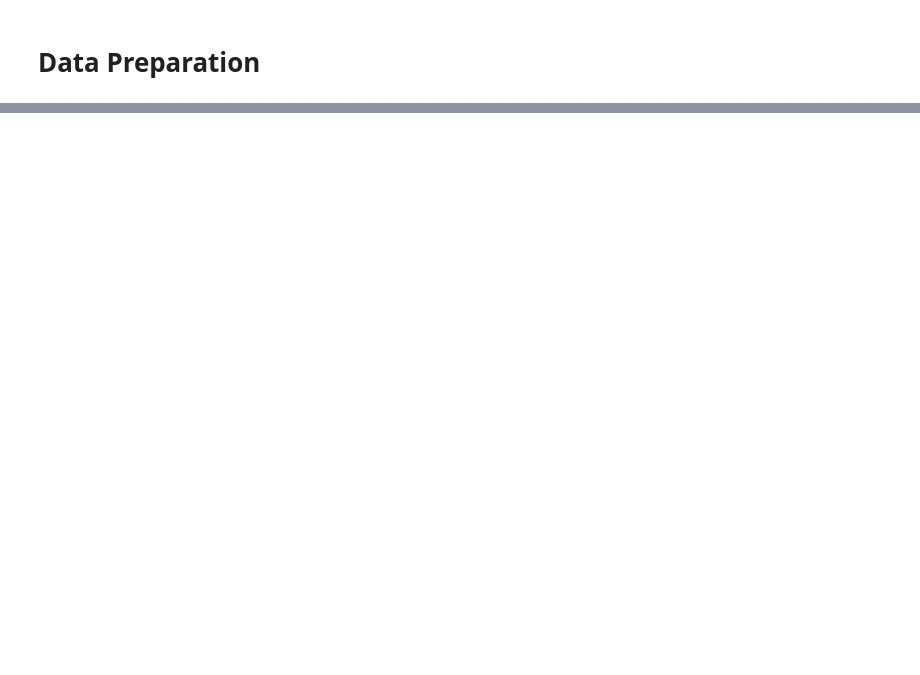
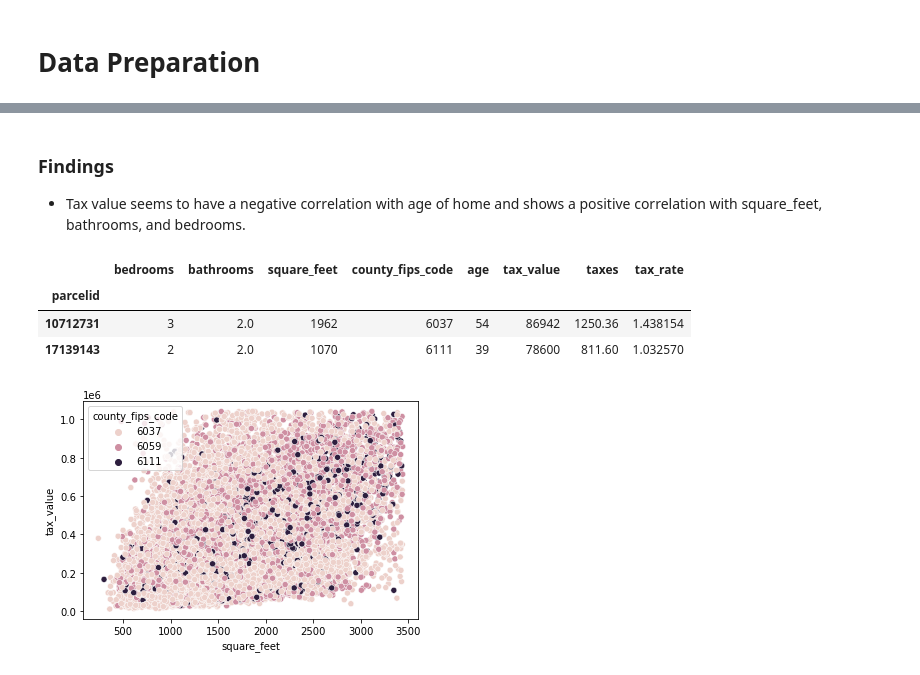
Before and after one commit to aliciag92/regression-project, a Jupyter notebook: zillow-report.ipynb, the cells around one changed output, grey strips where cells are left out. Saved outputs shown, nothing was run; the diff lists cells and outputs as text; code cells hidden in the pictures; blank space fills up the shorter version.

```diff
--- a/zillow-report.ipynb
+++ b/zillow-report.ipynb
@@ -245,0 +288,15 @@ df.head()
+# %% [markdown]
+### Findings
+- Tax value seems to have a negative correlation with age of home and shows a positive correlation with square_feet, bathrooms, and bedrooms.
+# %%
+train.head(2)
+# %% [output]
+|  | bedrooms | bathrooms | square_feet | county_fips_code | age | tax_value | taxes | tax_rate |
+| parcelid |  |  |  |  |  |  |  |  |
+| 10712731 | 3 | 2.0 | 1962 | 6037 | 54 | 86942 | 1250.36 | 1.438154 |
+| 17139143 | 2 | 2.0 | 1070 | 6111 | 39 | 78600 | 811.60 | 1.032570 |
+# %%
+sns.scatterplot(data=train, x='square_feet', y='tax_value', hue = 'county_fips_code')
+plt.show()
+# %% [output]
+[figure, added]
```
Also changed, not shown: parts of 68 cells of this notebook, 1 other file.
